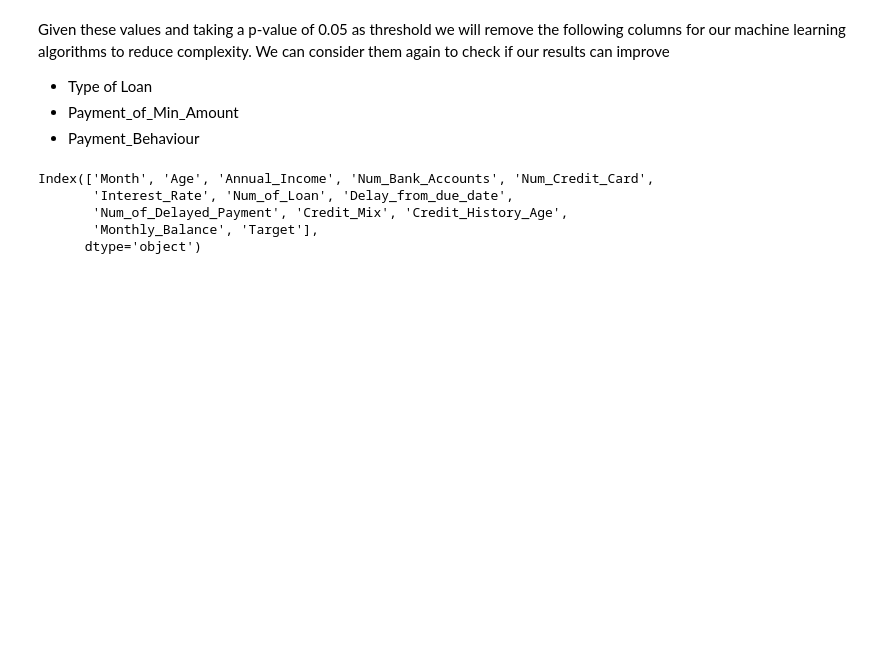
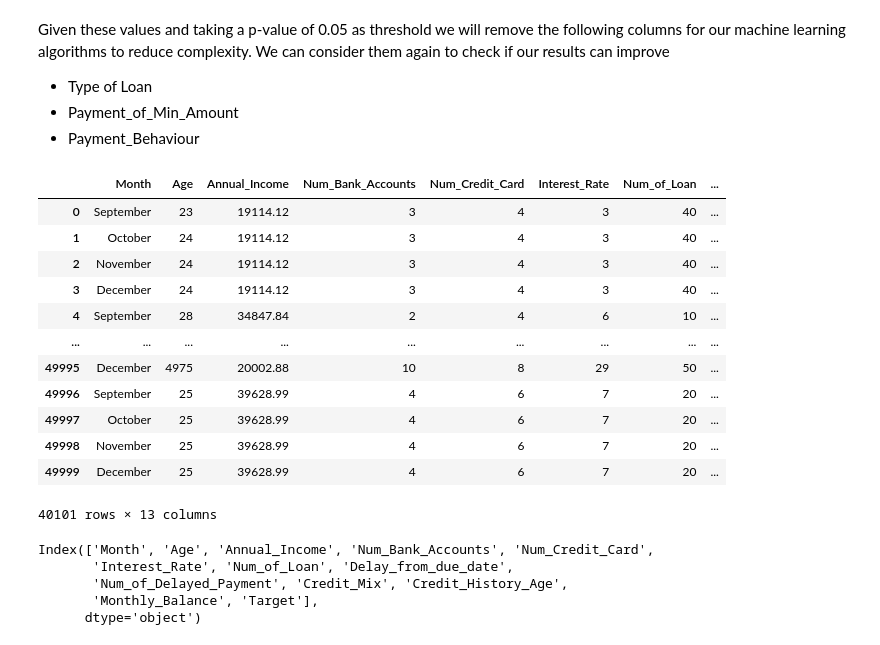
Before and after one commit to mau-JS/OracleML, a Jupyter notebook: CreditML.ipynb, the cells around one changed output. Drawn from its saved outputs; the diff is of its cells as text; code cells hidden in the pictures; blank space fills up the shorter version.

```diff
--- a/CreditML.ipynb
+++ b/CreditML.ipynb
@@ -721,6 +721,21 @@ Given these values and taking a p-value of 0.05 as threshold we will remove the
 * Payment_Behaviour
 # %%
 df = df.drop(['Type_of_Loan','Payment_of_Min_Amount','Payment_Behaviour','Customer_ID'], axis = 1)
+df
+# %% [output]
+|  | Month | Age | Annual_Income | Num_Bank_Accounts | Num_Credit_Card | Interest_Rate | Num_of_Loan | ... |
+| 0 | September | 23 | 19114.12 | 3 | 4 | 3 | 40 | ... |
+| 1 | October | 24 | 19114.12 | 3 | 4 | 3 | 40 | ... |
+| 2 | November | 24 | 19114.12 | 3 | 4 | 3 | 40 | ... |
+| 3 | December | 24 | 19114.12 | 3 | 4 | 3 | 40 | ... |
+| 4 | September | 28 | 34847.84 | 2 | 4 | 6 | 10 | ... |
+| ... | ... | ... | ... | ... | ... | ... | ... | ... |
+| 49995 | December | 4975 | 20002.88 | 10 | 8 | 29 | 50 | ... |
+| 49996 | September | 25 | 39628.99 | 4 | 6 | 7 | 20 | ... |
+| 49997 | October | 25 | 39628.99 | 4 | 6 | 7 | 20 | ... |
+| 49998 | November | 25 | 39628.99 | 4 | 6 | 7 | 20 | ... |
+| 49999 | December | 25 | 39628.99 | 4 | 6 | 7 | 20 | ... |
+40101 rows × 13 columns
 # %%
 non_numeric_columns = df.select_dtypes(exclude=['int64', 'float64']).columns
 print(df.columns)
```
Also changed, not shown: parts of 3 cells of this notebook, 1 other file.
